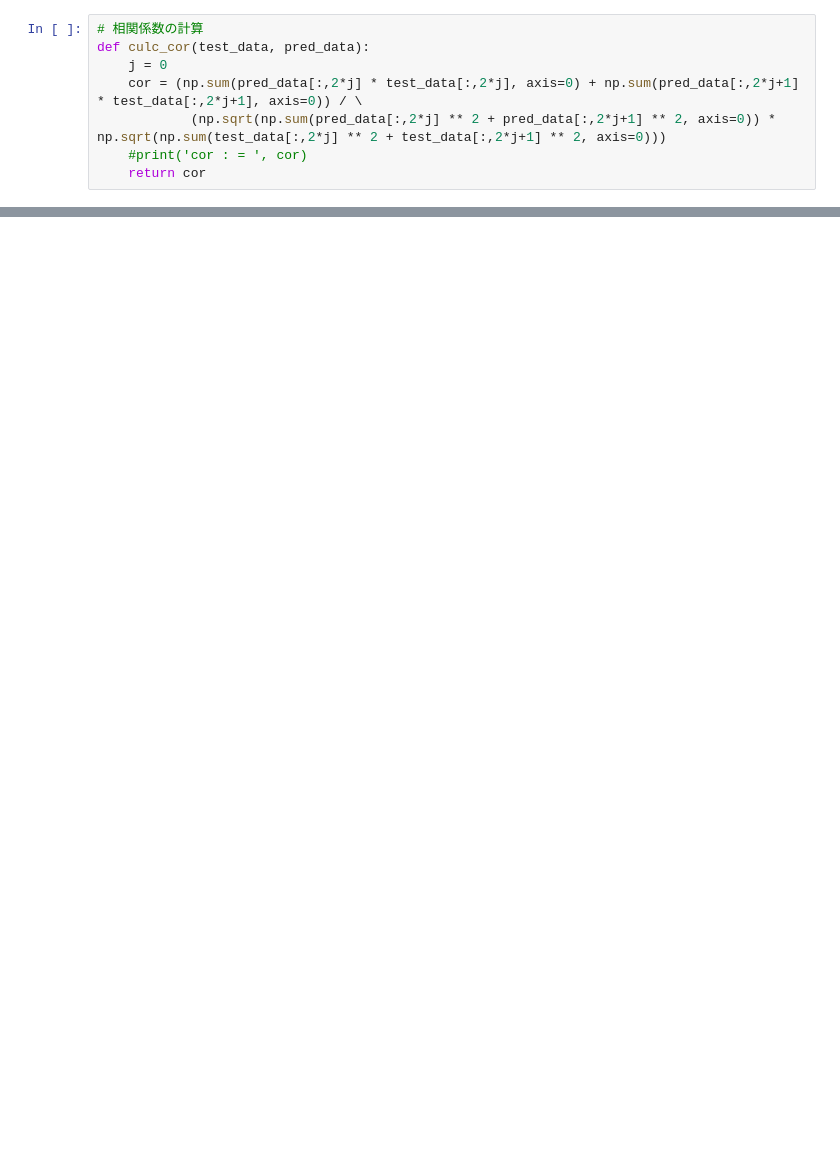
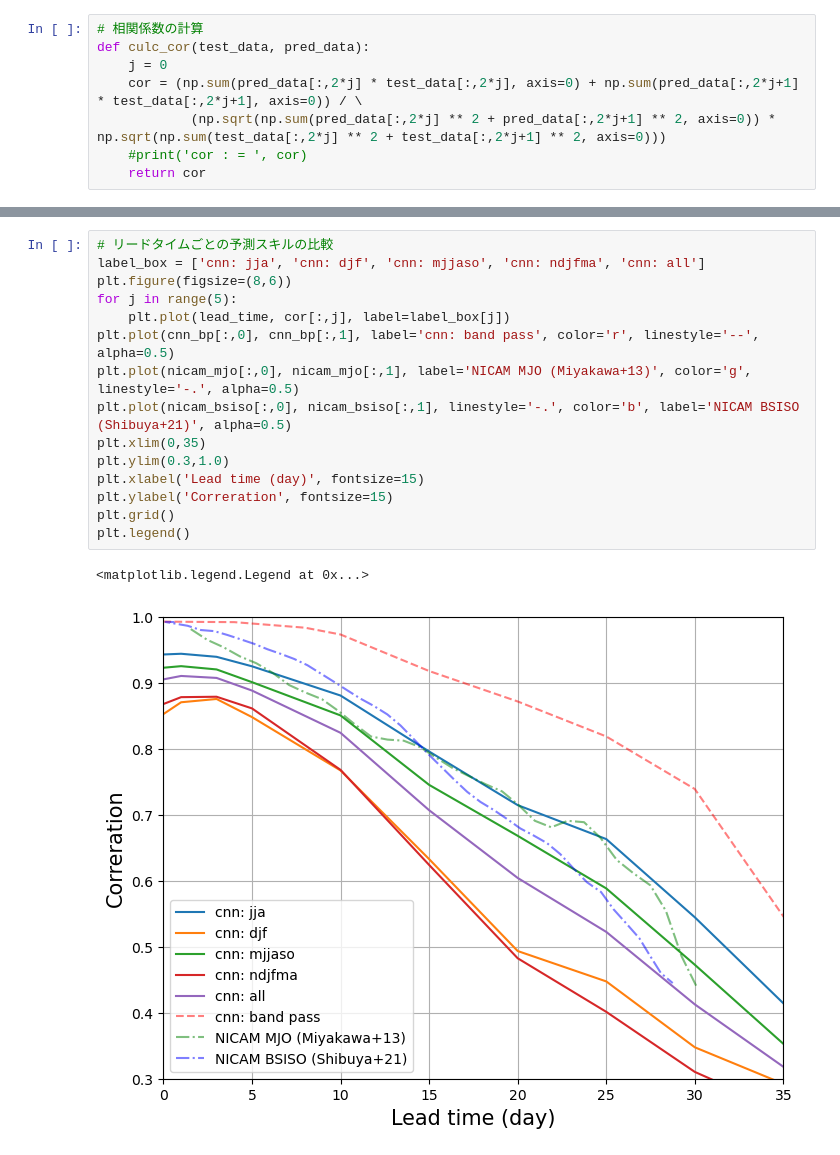
Before and after one commit to Yuumae1/machine_learning, a Jupyter notebook: notebook/cnn_analysis.ipynb, the cells around one changed output, grey strips where cells are left out. Cells and saved outputs as stored; diff of their text form; blank space fills up the shorter version.

```diff
--- a/notebook/cnn_analysis.ipynb
+++ b/notebook/cnn_analysis.ipynb
@@ -141,0 +250,18 @@ plt.legend()
+# %%
+# リードタイムごとの予測スキルの比較
+label_box = ['cnn: jja', 'cnn: djf', 'cnn: mjjaso', 'cnn: ndjfma', 'cnn: all']
+plt.figure(figsize=(8,6))
+for j in range(5):
+    plt.plot(lead_time, cor[:,j], label=label_box[j])
+plt.plot(cnn_bp[:,0], cnn_bp[:,1], label='cnn: band pass', color='r', linestyle='--', alpha=0.5)
+plt.plot(nicam_mjo[:,0], nicam_mjo[:,1], label='NICAM MJO (Miyakawa+13)', color='g', linestyle='-.', alpha=0.5)
+plt.plot(nicam_bsiso[:,0], nicam_bsiso[:,1], linestyle='-.', color='b', label='NICAM BSISO (Shibuya+21)', alpha=0.5)
+plt.xlim(0,35)
+plt.ylim(0.3,1.0)
+plt.xlabel('Lead time (day)', fontsize=15)
+plt.ylabel('Correration', fontsize=15)
+plt.grid()
+plt.legend()
+# %% [output]
+<matplotlib.legend.Legend at 0x...>
+[figure, added]
```
Also changed, not shown: parts of 6 cells of this notebook, 1 other file.
